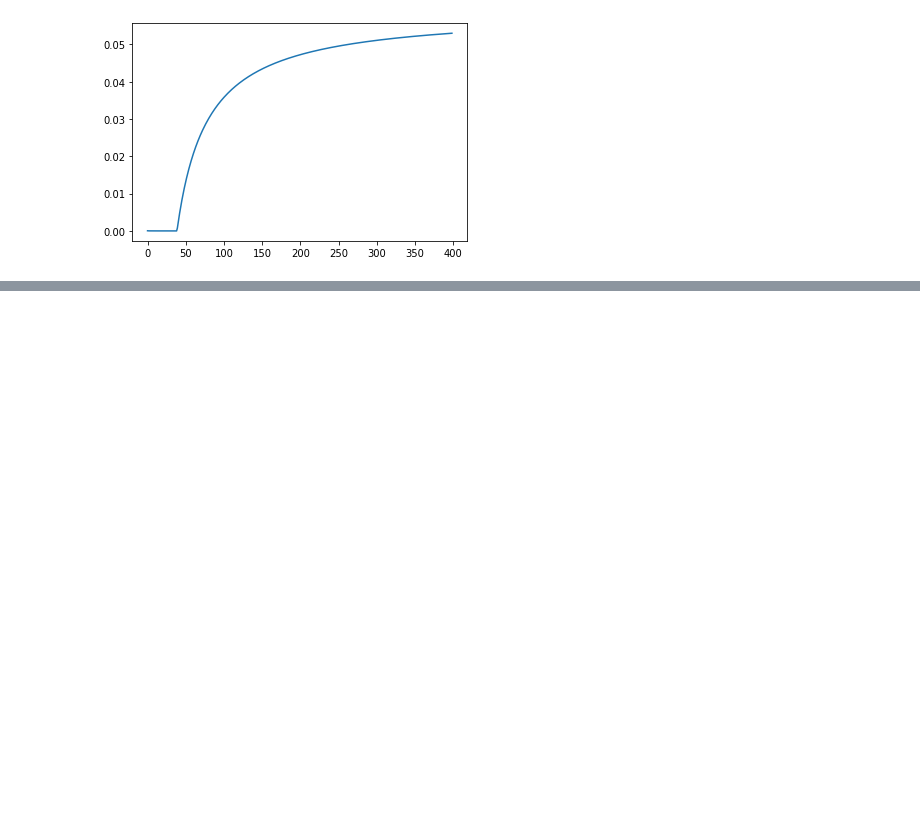
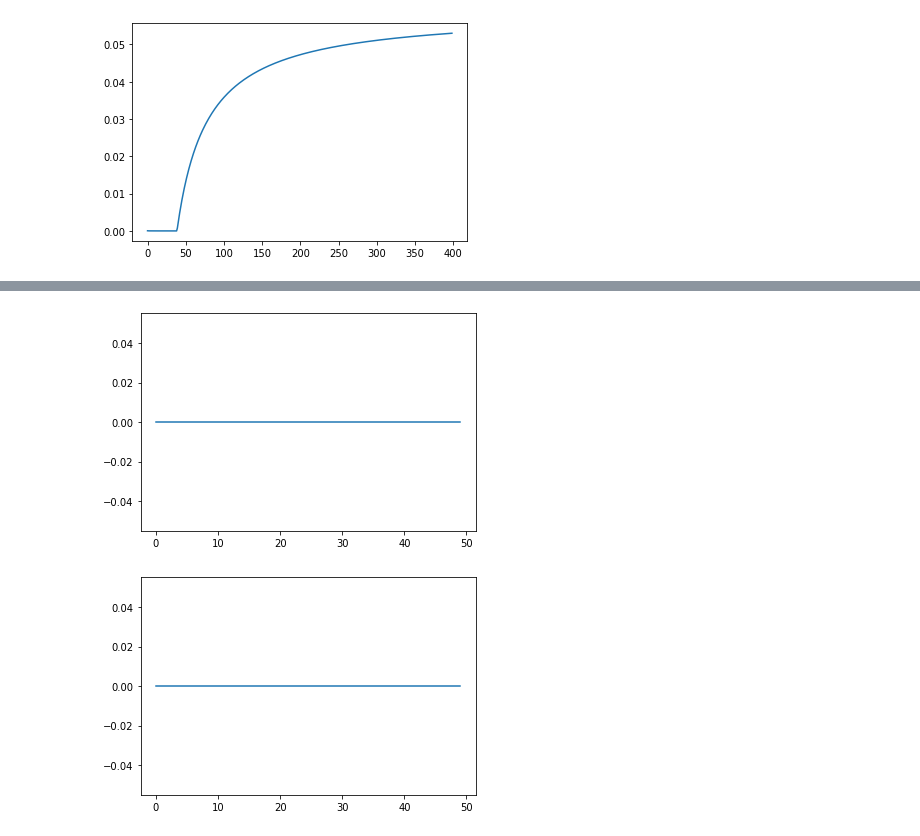
Before and after one commit to surjak/MOwNiT, a Jupyter notebook: lab1/Task1.ipynb, the cells around one changed output, grey strips where cells are left out. Saved outputs shown, nothing was run; the diff lists cells and outputs as text; code cells hidden in the pictures; blank space fills up the shorter version.

```diff
--- a/lab1/Task1.ipynb
+++ b/lab1/Task1.ipynb
@@ -89,0 +234,5 @@ Time for tree sum: 7598.0 milliseconds
+# %%
+dirichlet_draw(2, 50, np.float64)
+# %% [output]
+[figure, added]
+[figure, added]
```
Also changed, not shown: parts of 19 cells of this notebook.
